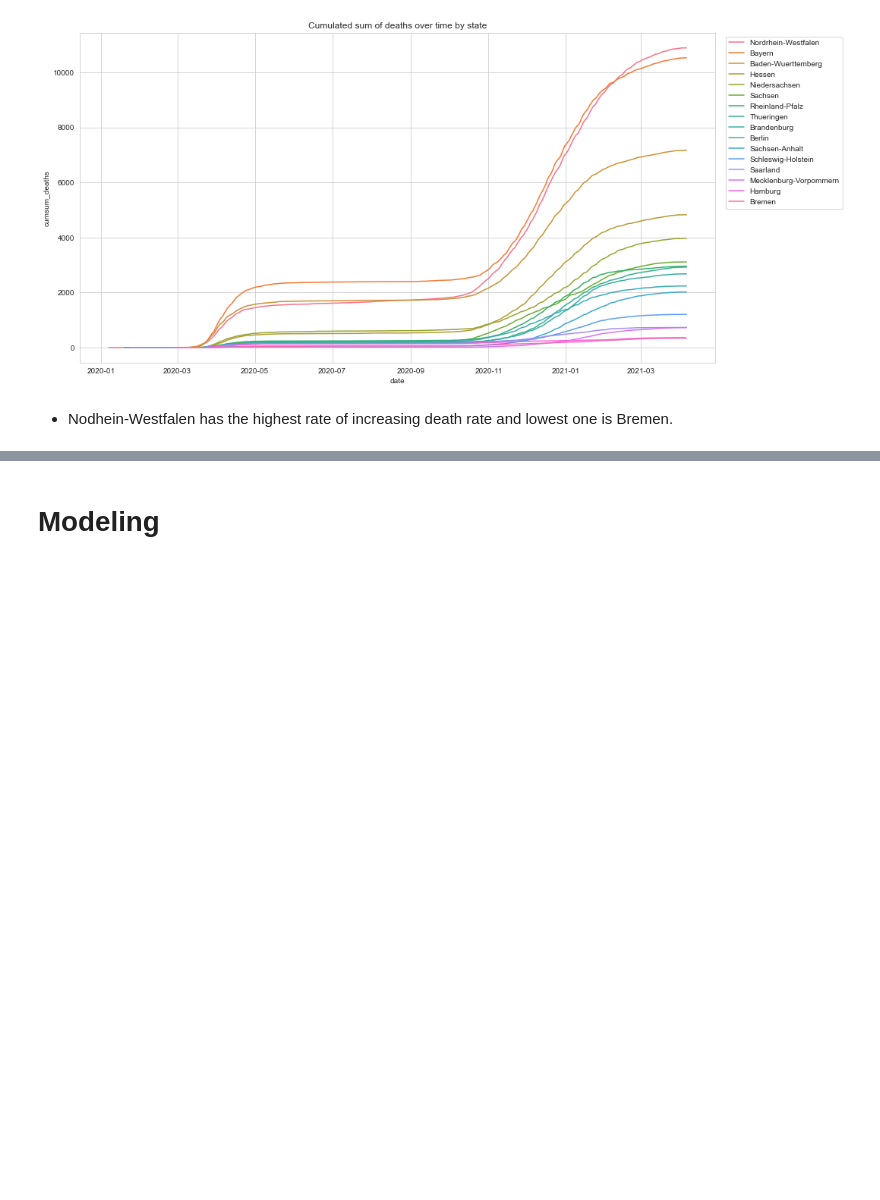
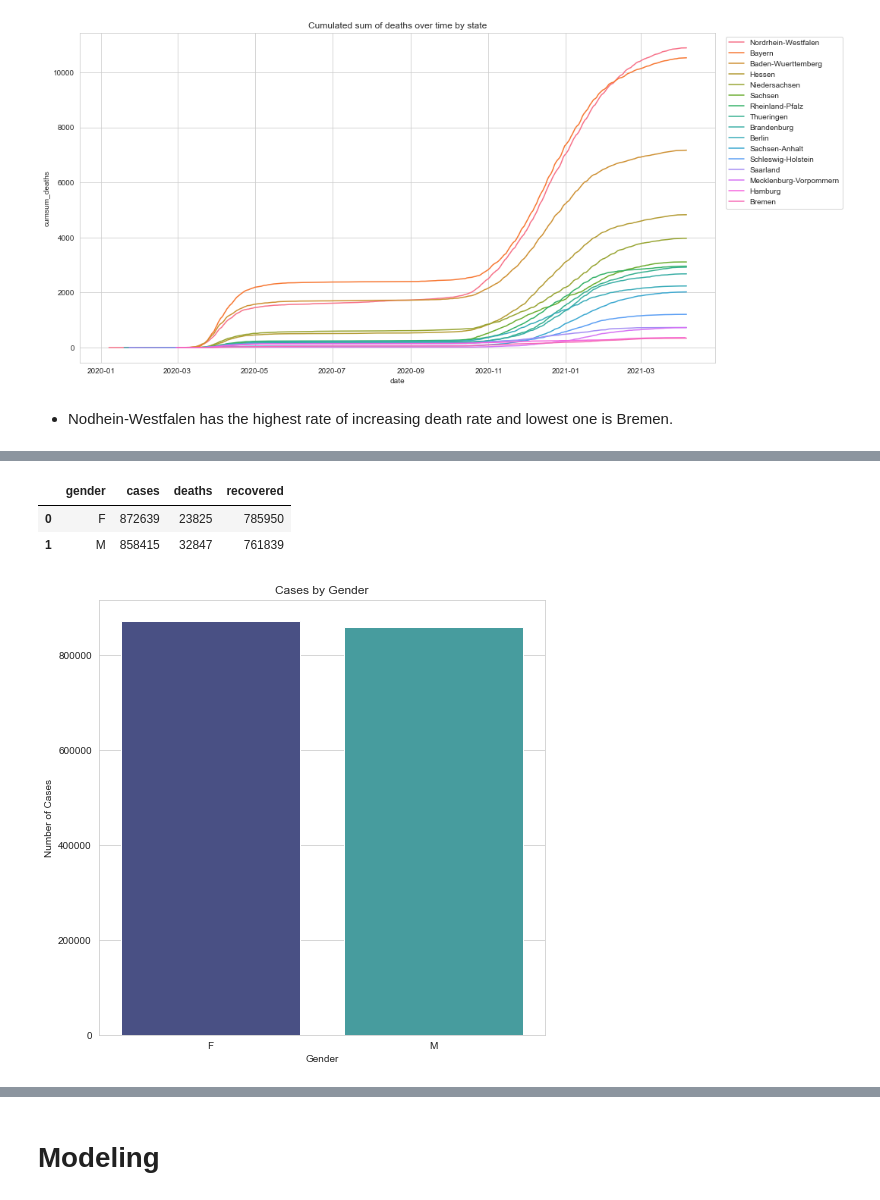
Before and after one commit to CrispenChisina07/Covid-19-in-Germany-Analysis, a Jupyter notebook: CSE 351 Final Project.ipynb, the cells around one changed output, grey strips where cells are left out. Drawn from its saved outputs; the diff is of its cells as text; code cells hidden in the pictures; blank space fills up the shorter version.

```diff
--- a/CSE 351 Final Project.ipynb
+++ b/CSE 351 Final Project.ipynb
@@ -355,0 +391,17 @@ plt.show()
+# %%
+covidcases_by_gender = new_covid_df_cleaned.groupby('gender').sum()
+covidcases_by_gender = covidcases_by_gender.reset_index()
+covidcases_by_gender.head(6)
+# %% [output]
+|  | gender | cases | deaths | recovered |
+| 0 | F | 872639 | 23825 | 785950 |
+| 1 | M | 858415 | 32847 | 761839 |
+# %%
+plt.figure(figsize=(8, 8))
+sns.barplot(data = covidcases_by_gender, x="gender", y = "cases", palette="mako")
+plt.title("Cases by Gender")
+plt.xlabel('Gender')
+plt.ylabel('Number of Cases')
+plt.show()
+# %% [output]
+[figure, added]
```
Also changed, not shown: parts of 11 cells of this notebook.
